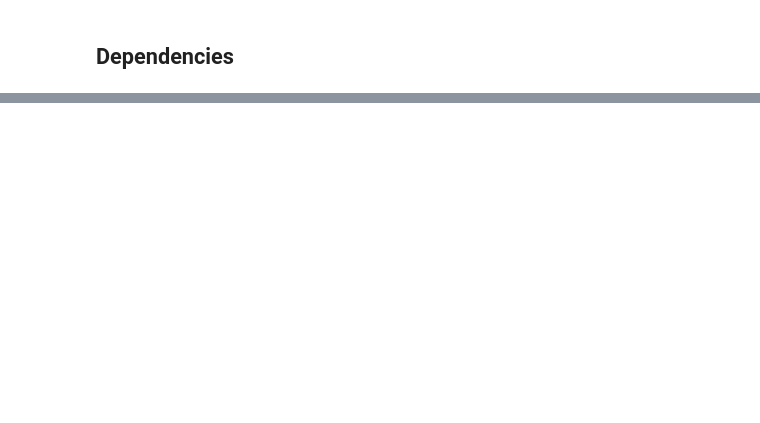
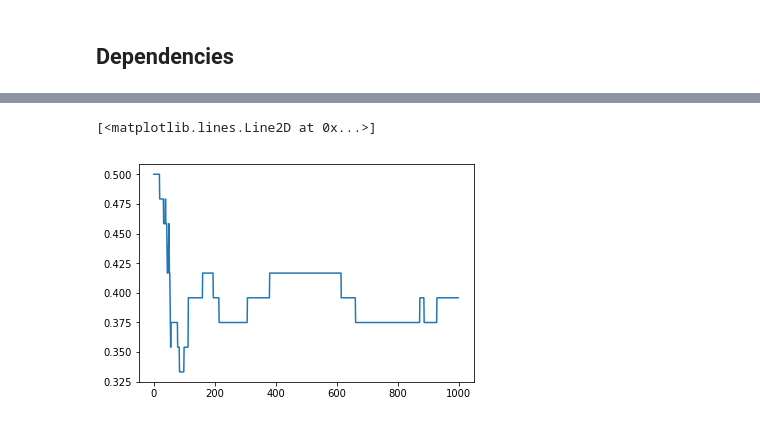
Before and after one commit to JosephGolubchik/Deep-Learning-Project, a Jupyter notebook: Emotion Recognition in Voice Recordings.ipynb, the cells around one changed output, grey strips where cells are left out. Saved outputs shown, nothing was run; the diff lists cells and outputs as text; code cells hidden in the pictures; blank space fills up the shorter version.

```diff
--- a/Emotion Recognition in Voice Recordings.ipynb
+++ b/Emotion Recognition in Voice Recordings.ipynb
@@ -179,0 +218,5 @@ runtime:  0.14309279376493578
+# %%
+plt.plot(accuracy_history)
+# %% [output]
+[<matplotlib.lines.Line2D at 0x...>]
+[figure, added]
```
Also changed, not shown: parts of 14 cells of this notebook.
